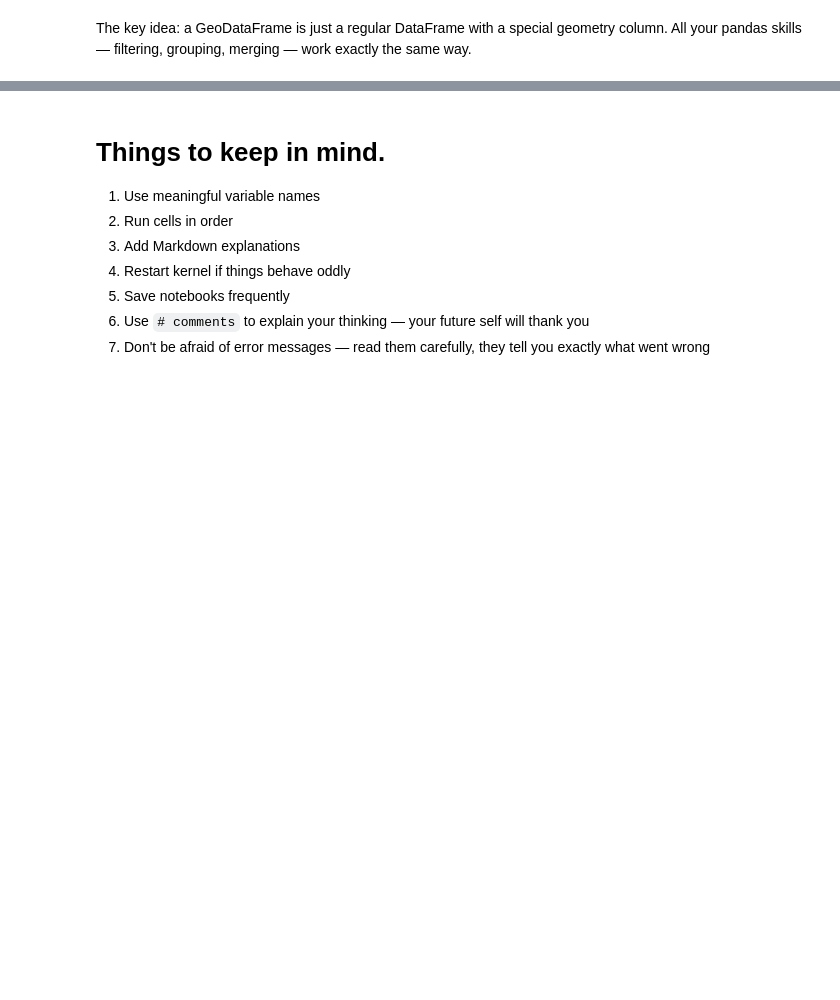
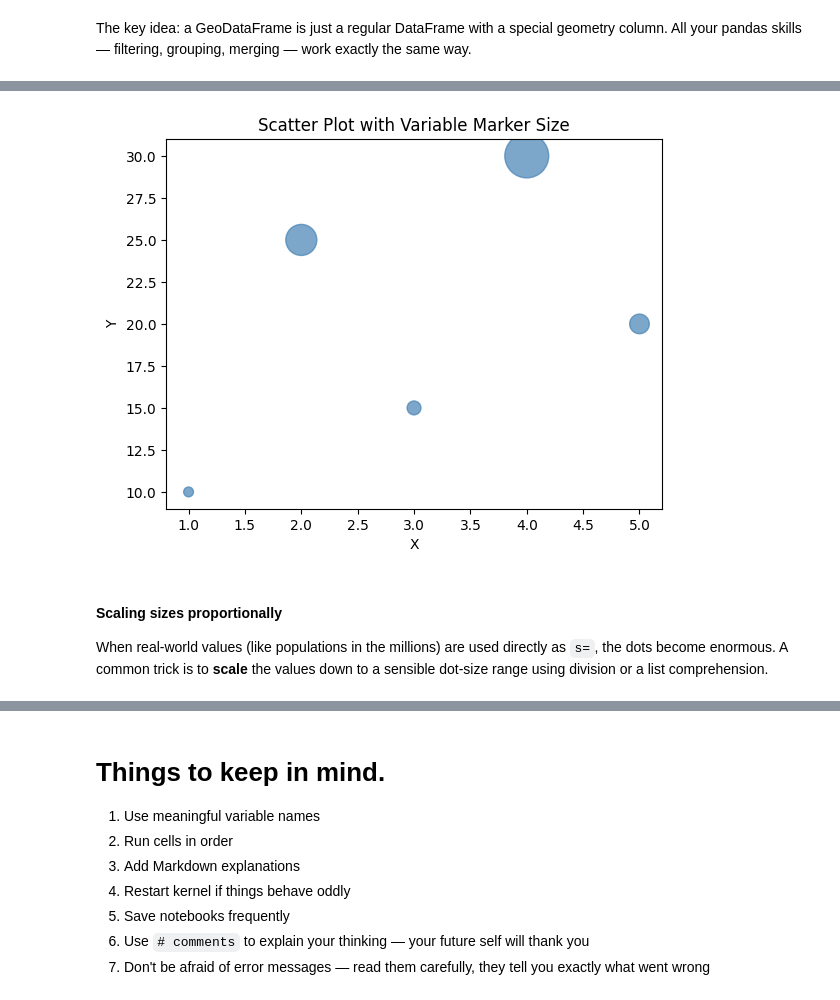
Before and after one commit to SpatialTurn/IGIC2026, a Jupyter notebook: intro_python.ipynb, the cells around one changed output, grey strips where cells are left out. Drawn from its saved outputs; the diff is of its cells as text; code cells hidden in the pictures; blank space fills up the shorter version.

```diff
--- a/intro_python.ipynb
+++ b/intro_python.ipynb
@@ -383,0 +503,17 @@ usa.plot()
+# %%
+# Simple scatter plot with variable marker sizes
+x = [1, 2, 3, 4, 5]
+y = [10, 25, 15, 30, 20]
+sizes = [50, 500, 100, 1000, 200]  # different size for each point
+
+plt.scatter(x, y, s=sizes, color="steelblue", alpha=0.7)
+plt.title("Scatter Plot with Variable Marker Size")
+plt.xlabel("X")
+plt.ylabel("Y")
+plt.show()
+# %% [output]
+[figure, added]
+# %% [markdown]
+#### Scaling sizes proportionally
+
+When real-world values (like populations in the millions) are used directly as `s=`, the dots become enormous. A common trick is to **scale** the values down to a sensible dot-size range using division or a list comprehension.
```
Also changed, not shown: parts of 27 cells of this notebook.
